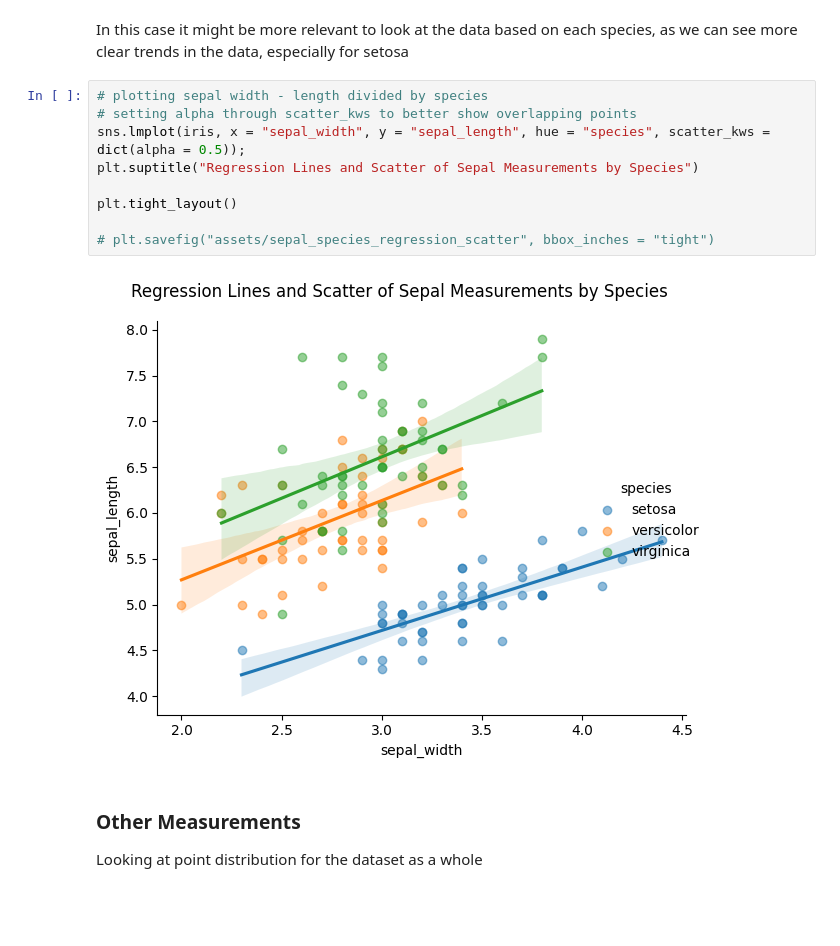
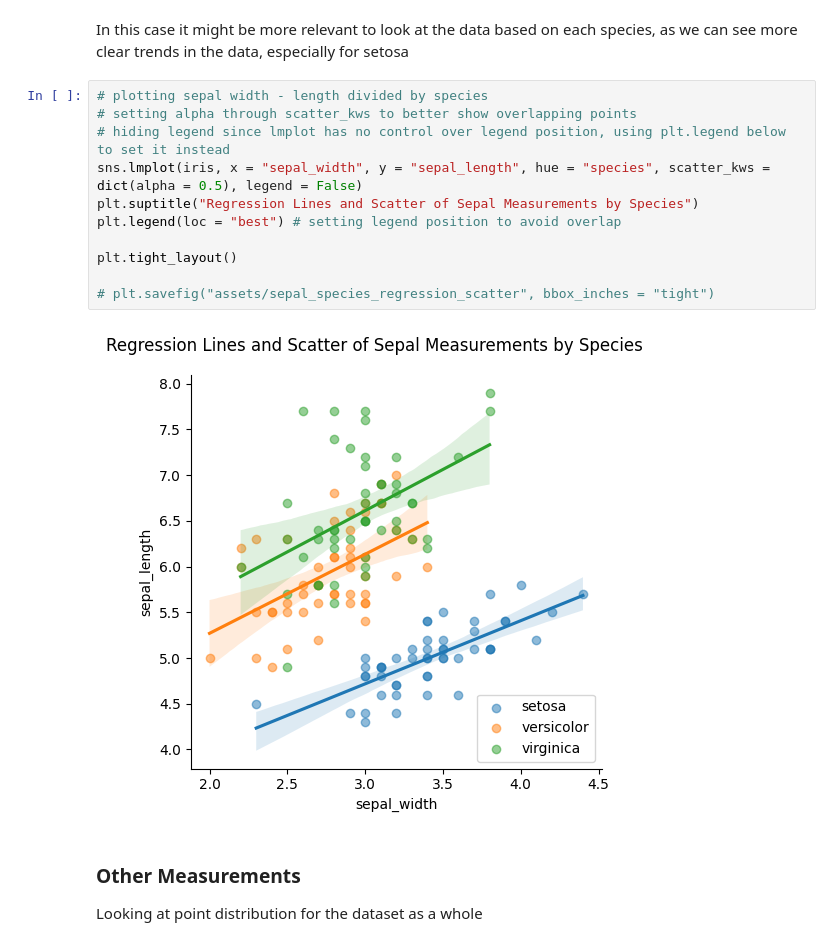
Before and after one commit to Andreas-Svensson/statistics, a Jupyter notebook: project/analysis.ipynb, the cells around one changed output. Drawn from its saved outputs; the diff is of its cells as text; blank space fills up the shorter version.

Commit message:
updated legend overlapping with scatter

```diff
--- a/project/analysis.ipynb
+++ b/project/analysis.ipynb
@@ -189,14 +189,16 @@ In this case it might be more relevant to look at the data based on each species
 # %%
 # plotting sepal width - length divided by species
 # setting alpha through scatter_kws to better show overlapping points
-sns.lmplot(iris, x = "sepal_width", y = "sepal_length", hue = "species", scatter_kws = dict(alpha = 0.5));
+# hiding legend since lmplot has no control over legend position, using plt.legend below to set it instead
+sns.lmplot(iris, x = "sepal_width", y = "sepal_length", hue = "species", scatter_kws = dict(alpha = 0.5), legend = False)
 plt.suptitle("Regression Lines and Scatter of Sepal Measurements by Species")
+plt.legend(loc = "best") # setting legend position to avoid overlap
 
 plt.tight_layout()
 
 # plt.savefig("assets/sepal_species_regression_scatter", bbox_inches = "tight")
 # %% [output]
-[figure, old version]
+[figure, new version]
 # %% [markdown]
 ### Other Measurements
 
```
Also changed, not shown: parts of 2 cells of this notebook, 1 other file.
